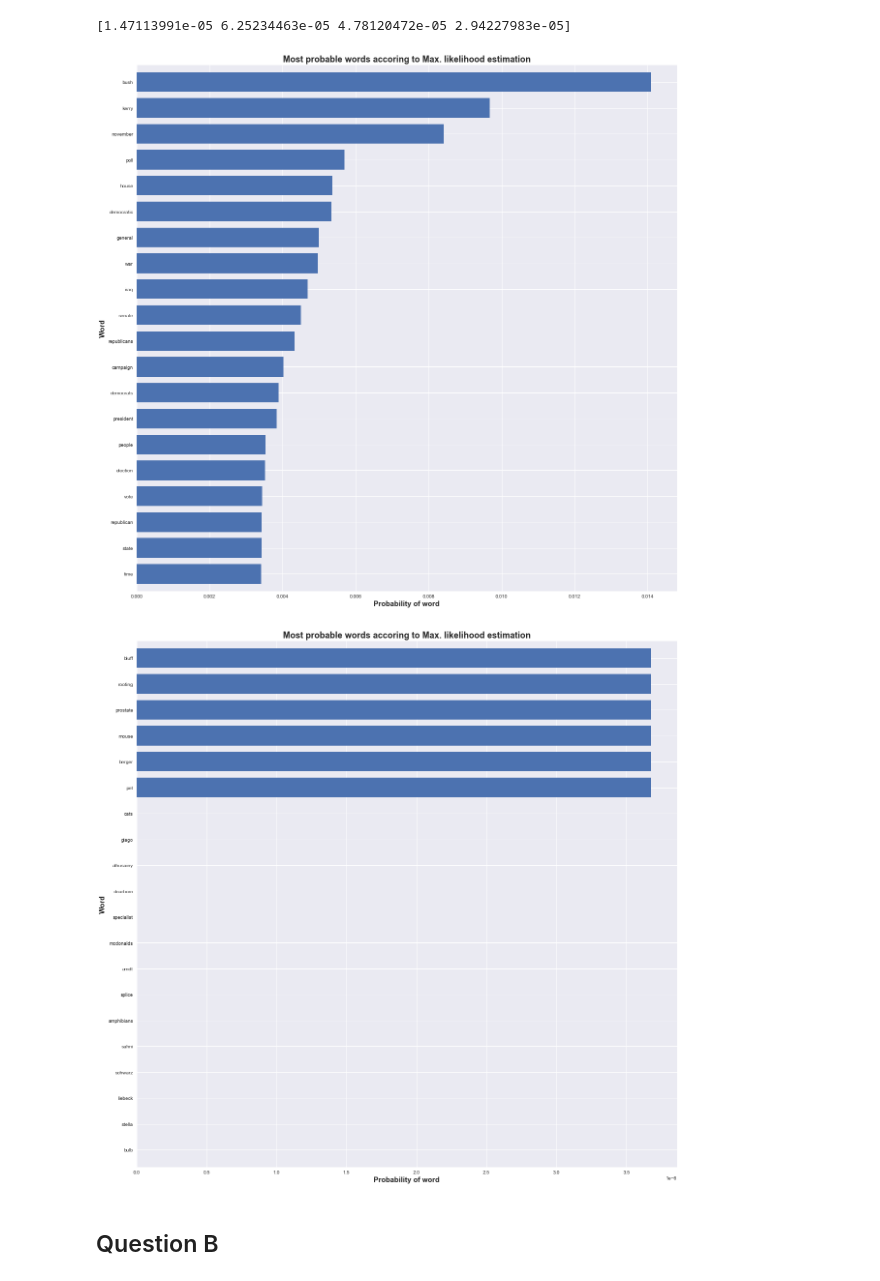
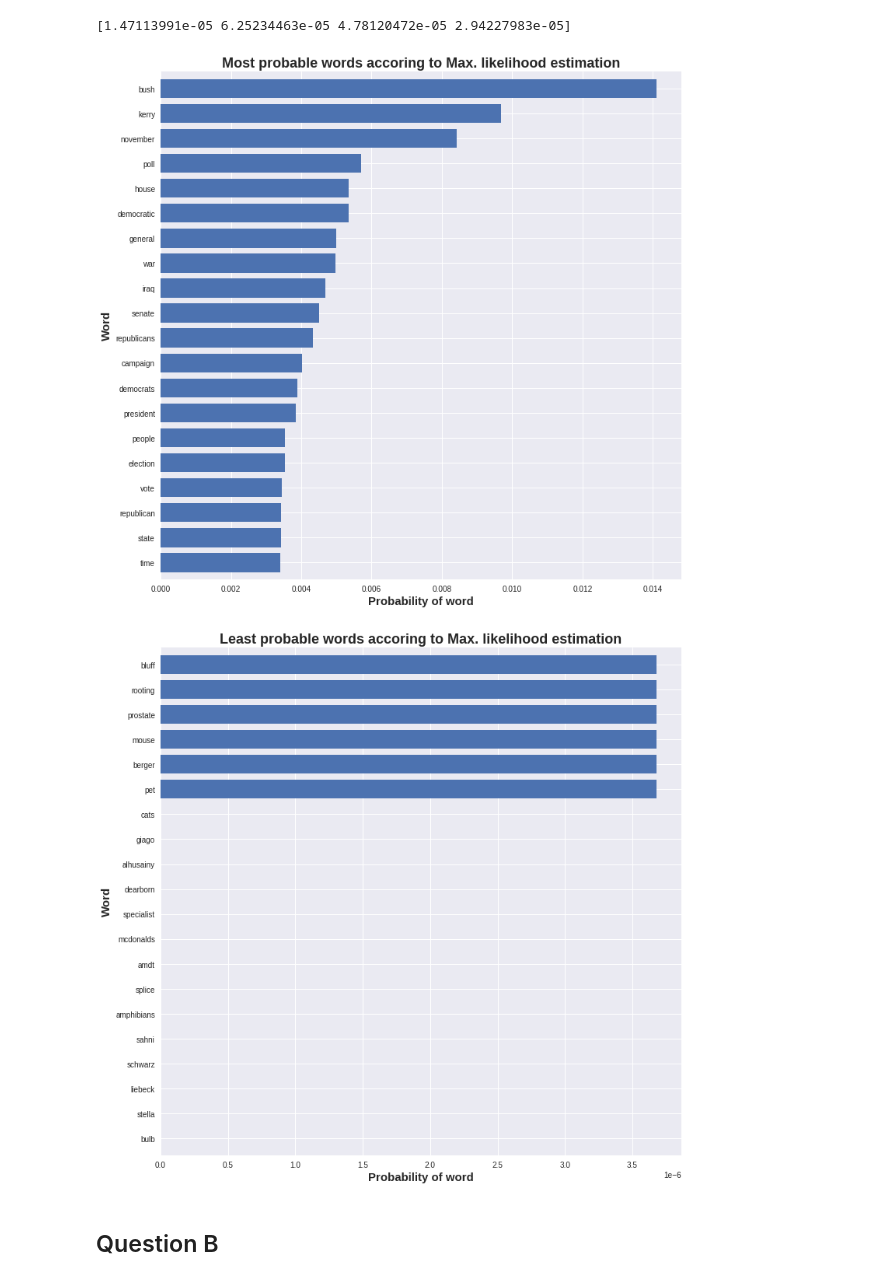
Before and after one commit to AlejandroSantorum/MPhil_MLMI_Cambridge, a Jupyter notebook: 4F13-Probabilistic_Machine_Learning/Lab/lab3/code/coursework3.ipynb, the cells around one changed output. Saved outputs shown, nothing was run; the diff lists cells and outputs as text; code cells hidden in the pictures.

```diff
--- a/4F13-Probabilistic_Machine_Learning/Lab/lab3/code/coursework3.ipynb
+++ b/4F13-Probabilistic_Machine_Learning/Lab/lab3/code/coursework3.ipynb
@@ -62,7 +59,7 @@ def get_sorted_params(params, vocab, N, top=True):
 def plot_barh(probs, names, N, title=None):
     plt.style.use('seaborn')
     xx = np.linspace(0, N, N)
-    plt.figure(figsize=(N, N))
+    plt.figure(figsize=(0.6*N, 0.6*N))
 
     plt.barh(xx, probs)
     plt.yticks(xx, labels=names)
@@ -79,15 +76,15 @@ printed_betas, printed_names = get_sorted_params(betas, V, N=n, top=True)
 
 plot_barh(printed_betas, printed_names, N=n, title="Most probable words accoring to Max. likelihood estimation")
 # %% [output]
-[figure, old version]
+[figure, new version]
 # %%
 n = 20
 
 printed_betas_low, printed_names_low = get_sorted_params(betas, V, N=n, top=False)
 
-plot_barh(printed_betas_low, printed_names_low, N=n, title="Most probable words accoring to Max. likelihood estimation")
+plot_barh(printed_betas_low, printed_names_low, N=n, title="Least probable words accoring to Max. likelihood estimation")
 # %% [output]
-[figure, old version]
+[figure, new version]
 # %% [markdown]
 ## Question B
 # %% [markdown]
```
Also changed, not shown: parts of 11 cells of this notebook, 15 other files.
